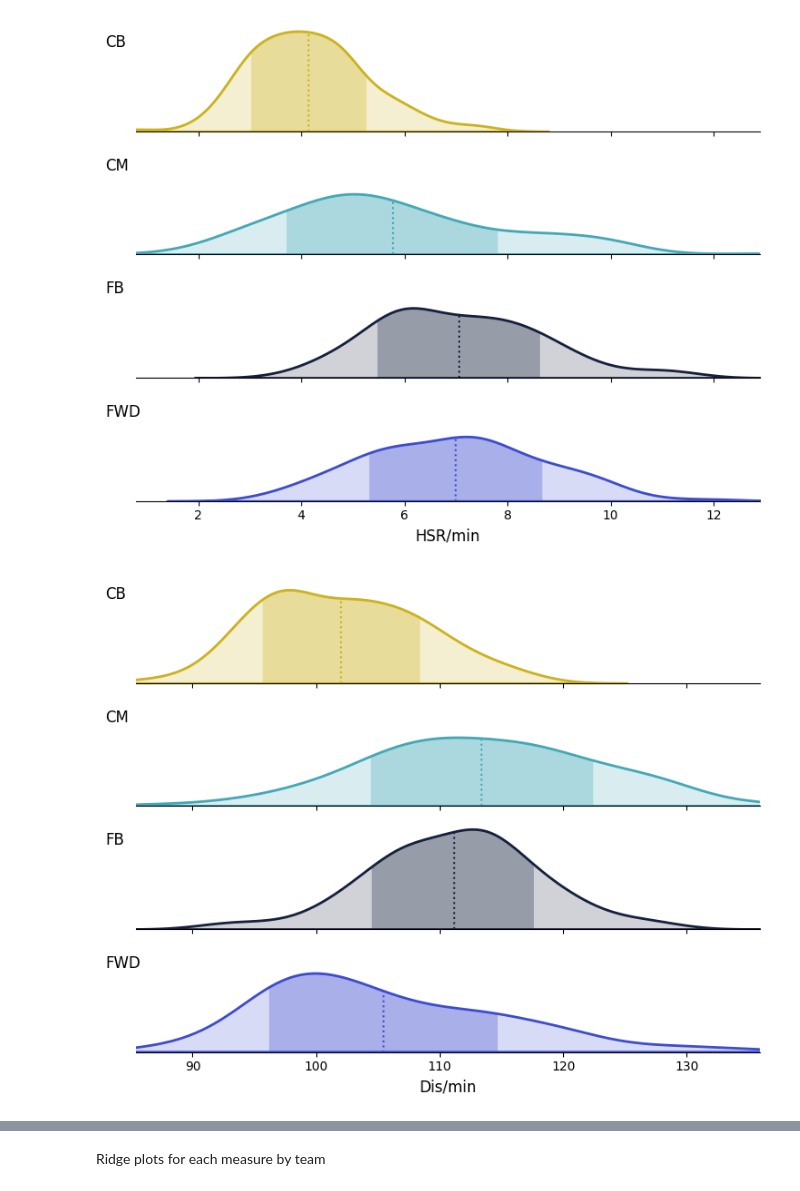
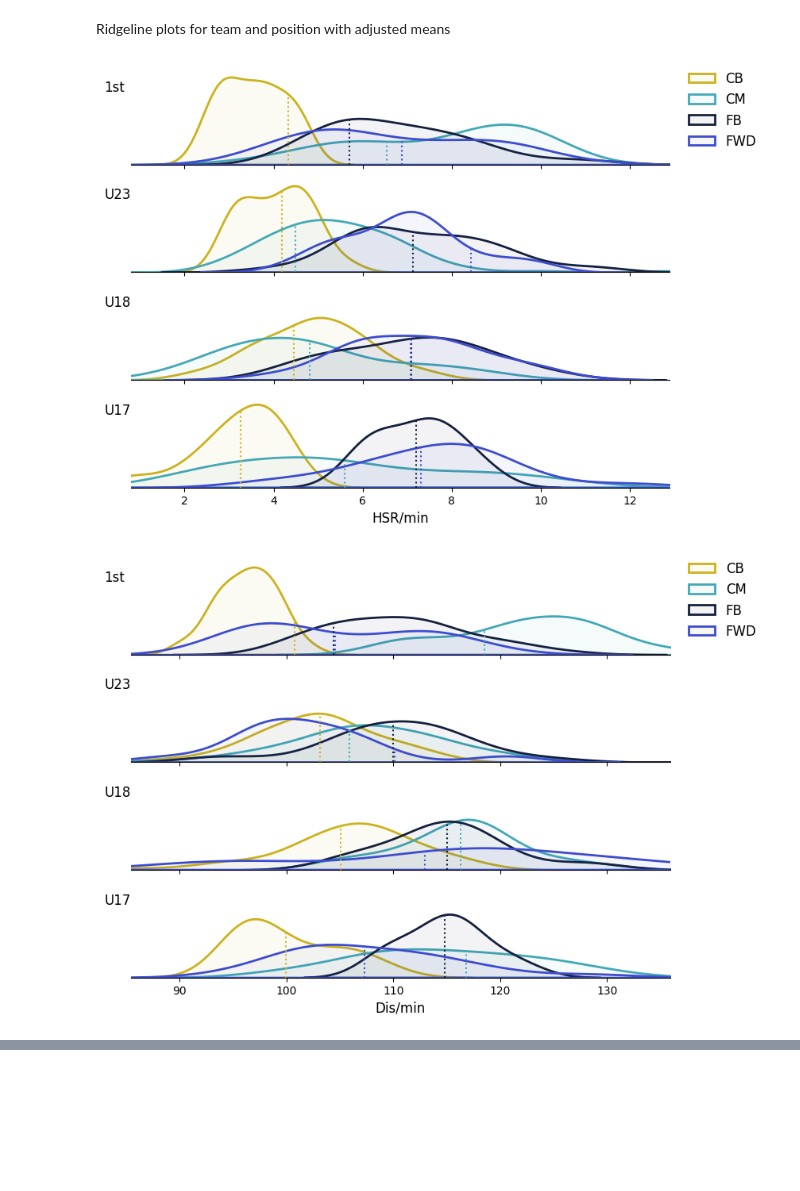
Before and after one commit to JTPiingtoh/GPSproject, a Jupyter notebook: study_figures_final.ipynb, the cells around one changed output, grey strips where cells are left out. Saved outputs shown, nothing was run; the diff lists cells and outputs as text; code cells hidden in the pictures; blank space fills up the shorter version.

Commit message:
added adjusted_values to final figures

```diff
--- a/study_figures_final.ipynb
+++ b/study_figures_final.ipynb
@@ -38,0 +63,14 @@ pallete = ["#ccb21cff", "#43a8b6ff", "#15203d", "#3d4ccf"]
+# %%
+for measure in measures:
+    df = get_measure_df(measure)
+    generate_RPs_row(df=df,
+                          measure=measure,
+                          pallette=pallete,
+                          show_stdv=True,
+                          bw_adjust=1,
+                          height=1.5,
+                          row="position",
+                          mean_values=dict(adjusted_values_dict[measure]["position"][["Position", "Mean"]].values),
+                          ci_lowers=dict(adjusted_values_dict[measure]["position"][["Position", "95% CI Lower Bound"]].values),
+                          ci_uppers=dict(adjusted_values_dict[measure]["position"][["Position", "95% CI Upper Bound"]].values)
+                          )
@@ -40,0 +85,13 @@ Ridge plots for each measure by position, with a larger bandwidth
+# %%
+for measure in measures:
+    df = get_measure_df(measure)
+    generate_RPs_row(df=df,
+                          measure=measure,
+                          pallette=pallete,
+                          show_stdv=True,
+                          bw_adjust=1,
+                          height=1.5,
+                          row="team",
+                          mean_values=dict(adjusted_values_dict[measure]["team"][["Team", "Mean"]].values),
+                          std_errs=dict(adjusted_values_dict[measure]["team"][["Team", "Std. Error"]].values)
+                          )
@@ -40,0 +106,14 @@ Ridge plots for each measure by position, with a larger bandwidth
+# %%
+for measure in measures:
+    df = get_measure_df(measure)
+    generate_RPs_row(df=df,
+                          measure=measure,
+                          pallette=pallete,
+                          show_stdv=True,
+                          bw_adjust=1,
+                          height=1.5,
+                          row="team",
+                          mean_values=dict(adjusted_values_dict[measure]["team"][["Team", "Mean"]].values),
+                          ci_lowers=dict(adjusted_values_dict[measure]["team"][["Team", "95% CI Lower Bound"]].values),
+                          ci_uppers=dict(adjusted_values_dict[measure]["team"][["Team", "95% CI Upper Bound"]].values)
+                          )
@@ -41,7 +126,11 @@ Ridge plots for each measure by position, with a larger bandwidth
+# %% [markdown]
+Ridgeline plots for team and position with adjusted means
 # %%
+# Adjusted means
+
 for measure in measures:
     df = get_measure_df(measure)
-    generate_RPs_position_row(df=df, measure=measure, pallette=pallete, show_stdv=True, bw_adjust=1, height=1.5)
+    generate_RPs_team_position_row(df=df, measure=measure, pallette=pallete, bw_adjust=1, height=1.5, mean_values=dict(adjusted_values_dict[measure]["team_position"]["Mean"]))
 # %% [output]
-[figure, old version]
+[figure, new version]
-[figure, old version]
+[figure, new version]
@@ -51,2 +139,0 @@ for measure in measures:
-# %% [markdown]
-Ridge plots for each measure by team
```
Also changed, not shown: parts of 14 cells of this notebook, 2 other files.
